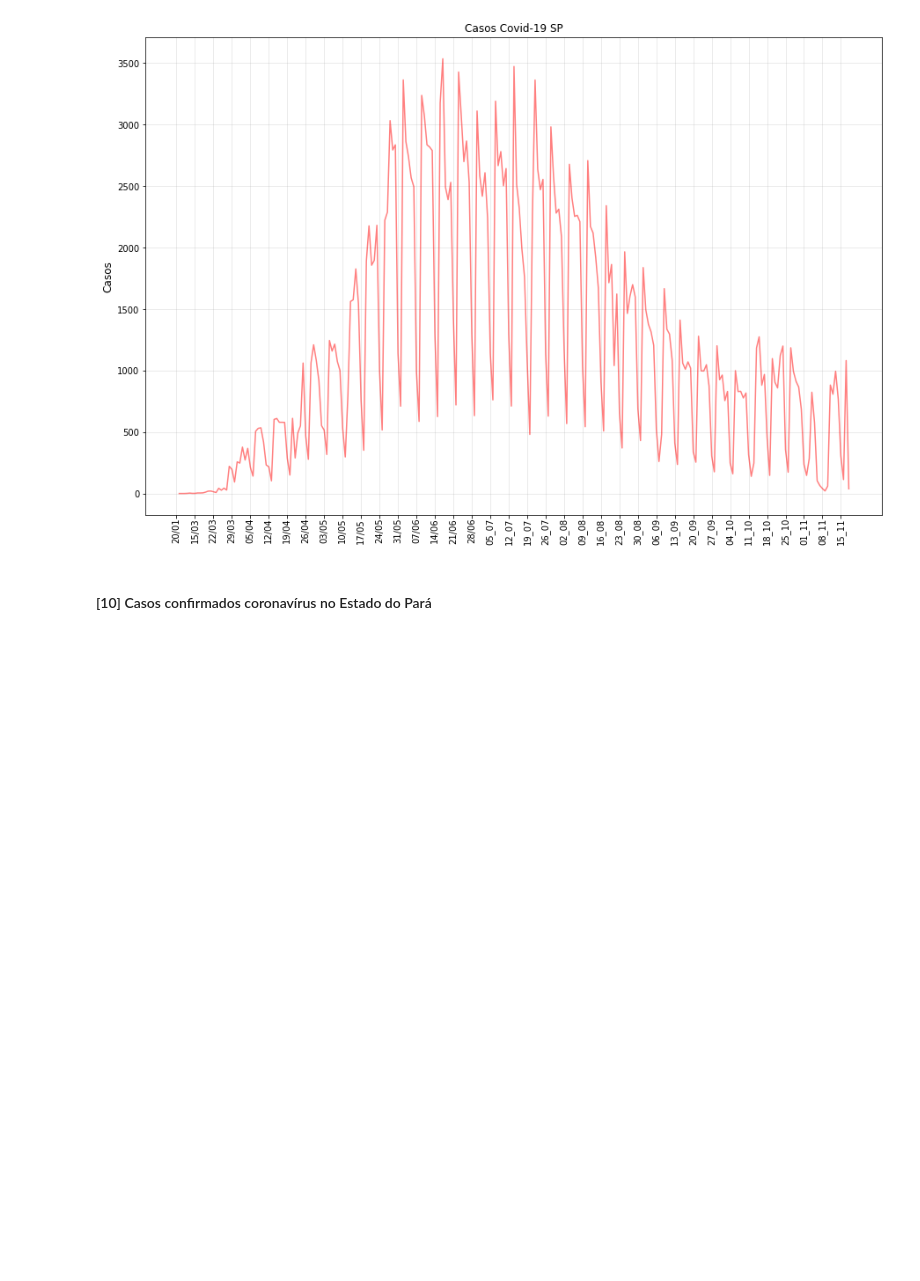
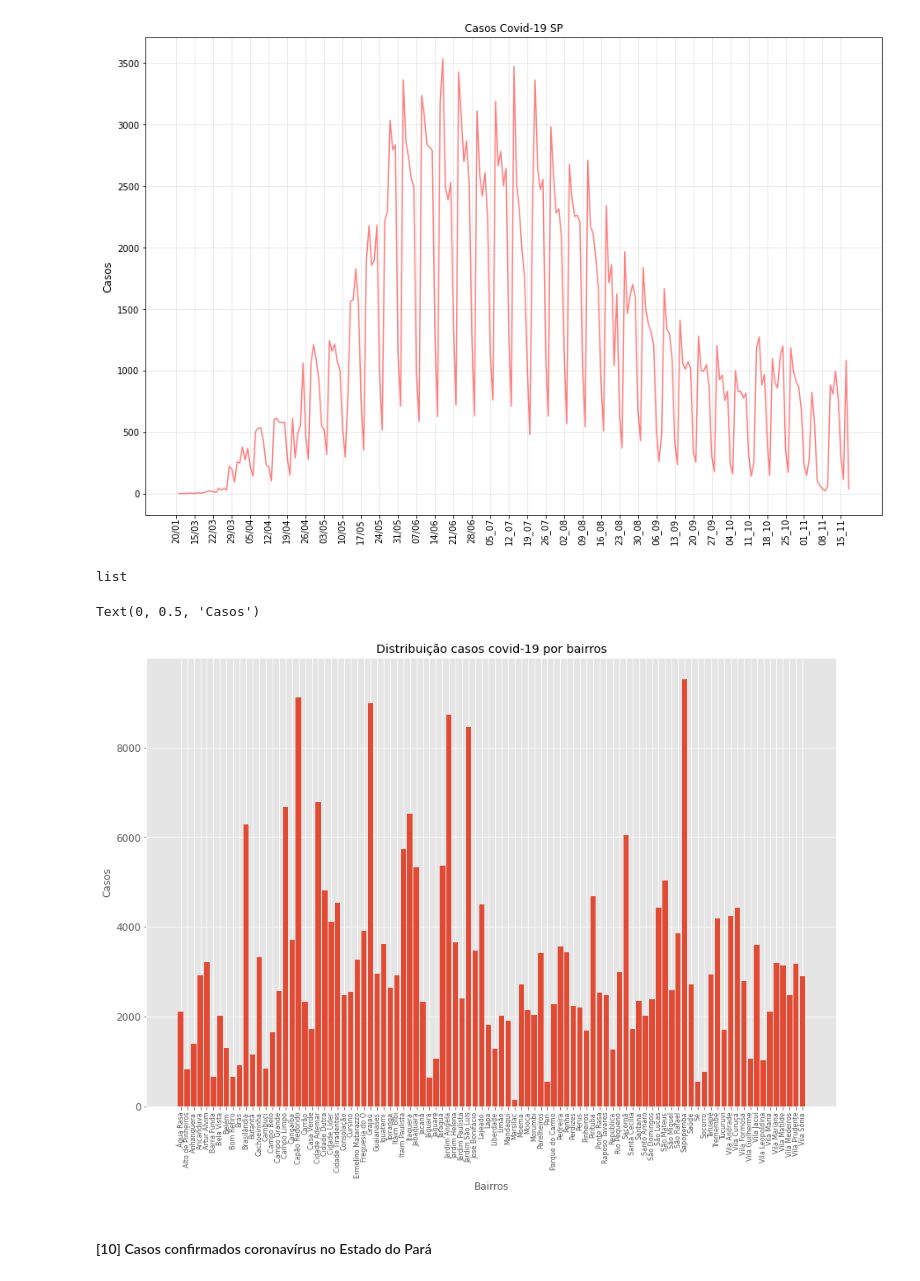
Before and after one commit to fbosousa/covid19, a Jupyter notebook: main.ipynb, the cells around one changed output. Cells and saved outputs as stored; diff of their text form; code cells hidden in the pictures; blank space fills up the shorter version.

```diff
--- a/main.ipynb
+++ b/main.ipynb
@@ -287,6 +287,25 @@ plt.savefig('covid19_sp.png')
 plt.show()
 # %% [output]
 [figure]
+# %%
+#df_sp.keys()[1:-1]
+a = df_sp.iloc[-1][1:-1].values
+students = [23,17,35,29,12]
+type(students)
+# %% [output]
+list
+# %%
+fig = plt.figure(figsize = (15, 10))
+ax = fig.add_subplot()
+ax.bar(df_sp.keys()[1:-1], list([int(i) for i in df_sp.iloc[-1][1:-1].values]))
+ax.tick_params(axis = 'x', labelrotation = 90, labelsize = 8)
+ax.tick_params(axis = 'y', labelsize = 12)
+ax.set_title("Distribuição casos covid-19 por bairros")
+ax.set_xlabel('Bairros')
+ax.set_ylabel('Casos')
+# %% [output]
+Text(0, 0.5, 'Casos')
+[figure, added]
 # %% [markdown]
 #### [10] Casos confirmados coronavírus no Estado do Pará
 # %%
```
